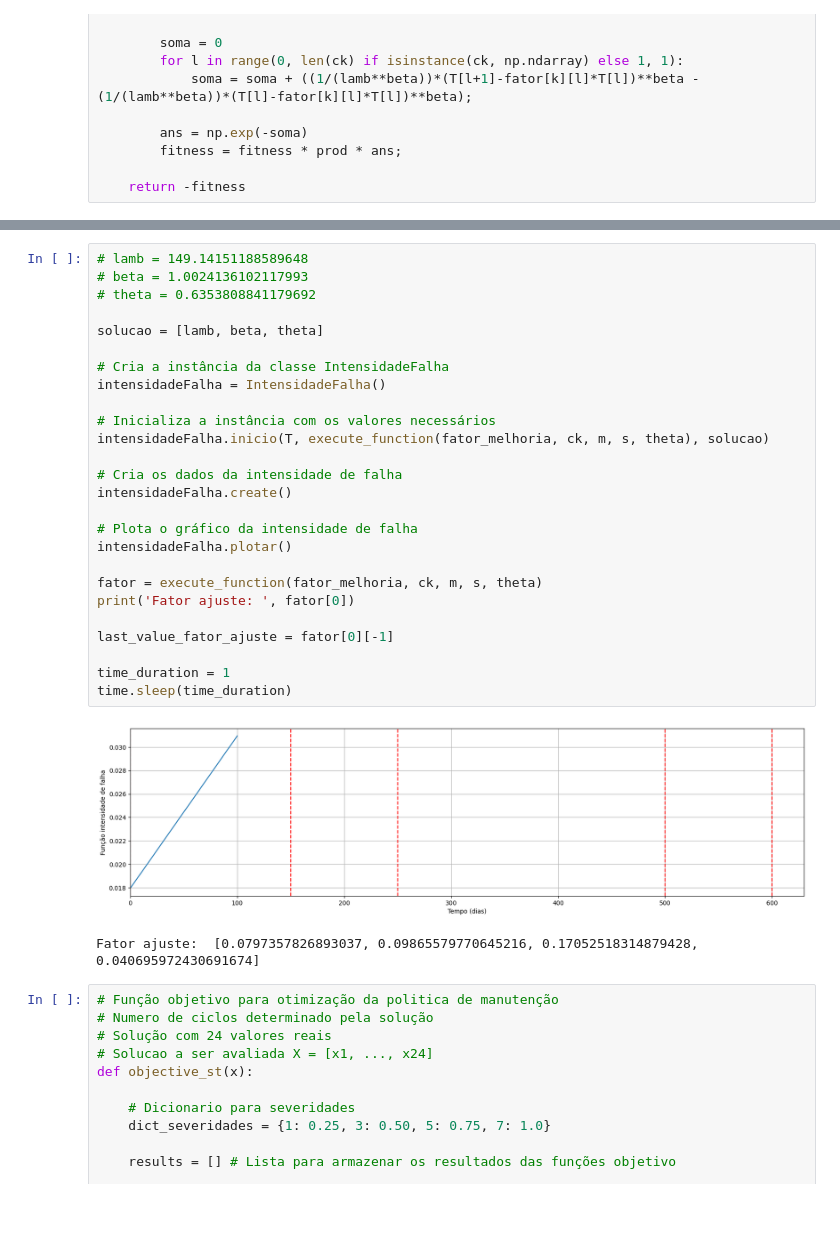
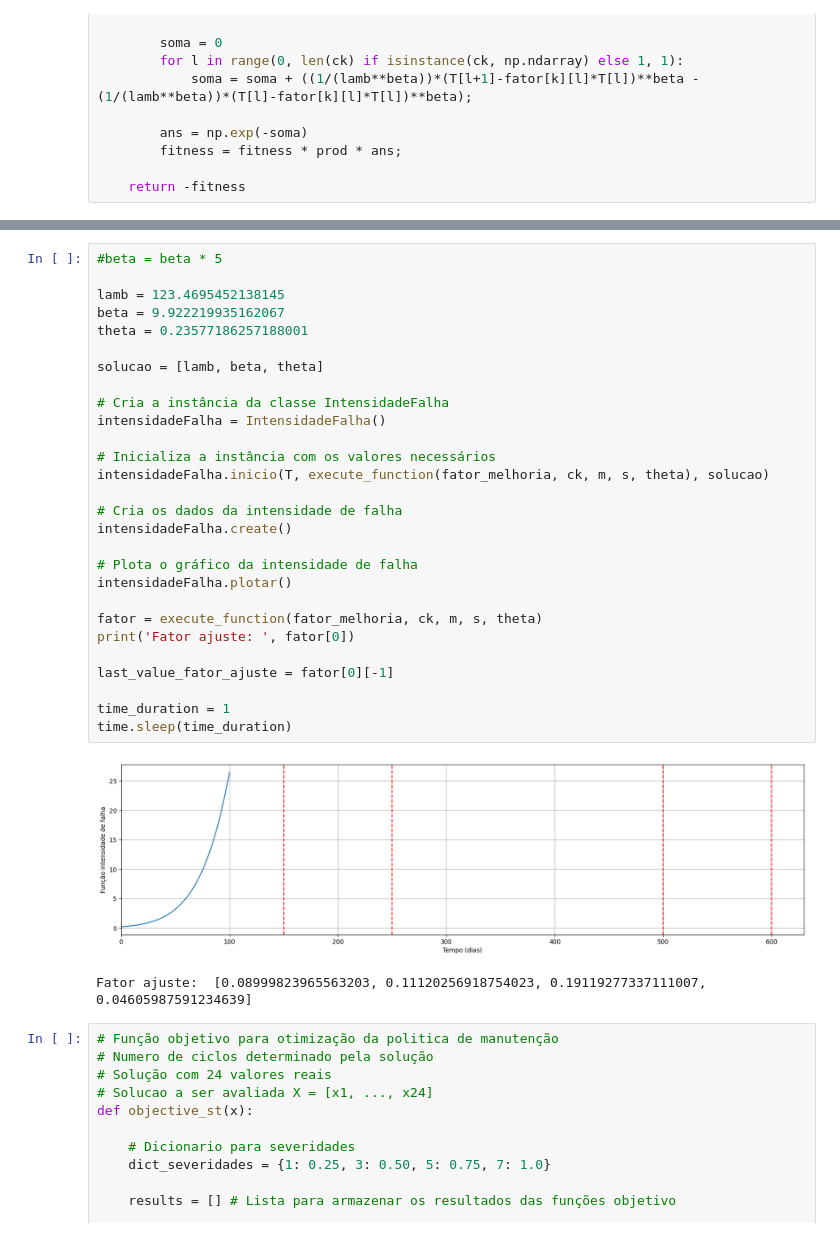
Before and after one commit to uervitonsantos/Otimizacao-Politicaca-Manutencao-Preventiva-Imperfeita, a Jupyter notebook: Algoritmo_PSO_para_otimização_de_custo_de_manutenção_preventiva_v12.ipynb, the cells around one changed output, grey strips where cells are left out. Cells and saved outputs as stored; diff of their text form; blank space fills up the shorter version.

```diff
--- a/Algoritmo_PSO_para_otimização_de_custo_de_manutenção_preventiva_v12.ipynb
+++ b/Algoritmo_PSO_para_otimização_de_custo_de_manutenção_preventiva_v12.ipynb
@@ -314,32 +314,34 @@ Tempo de Convergência para a primeira etapa: 0.02027726173400879 segundos
 # %%
-# lamb = 149.14151188589648
-# beta = 1.0024136102117993
-# theta = 0.6353808841179692
+#beta = beta * 5
+
+lamb = 123.4695452138145
+beta = 9.922219935162067
+theta = 0.23577186257188001
 
 solucao = [lamb, beta, theta]
 
 # Cria a instância da classe IntensidadeFalha
 intensidadeFalha = IntensidadeFalha()
 
 # Inicializa a instância com os valores necessários
 intensidadeFalha.inicio(T, execute_function(fator_melhoria, ck, m, s, theta), solucao)
 
 # Cria os dados da intensidade de falha
 intensidadeFalha.create()
 
 # Plota o gráfico da intensidade de falha
 intensidadeFalha.plotar()
 
 fator = execute_function(fator_melhoria, ck, m, s, theta)
 print('Fator ajuste: ', fator[0])
 
 last_value_fator_ajuste = fator[0][-1]
 
 time_duration = 1
 time.sleep(time_duration)
 # %% [output]
-[figure, old version]
+[figure, new version]
-Fator ajuste:  [0.0797357826893037, 0.09865579770645216, 0.17052518314879428, 0.040695972430691674]
+Fator ajuste:  [0.08999823965563203, 0.11120256918754023, 0.19119277337111007, 0.04605987591234639]
 # %%
 # Função objetivo para otimização da politica de manutenção
 # Numero de ciclos determinado pela solução
```
Also changed, not shown: parts of 17 cells of this notebook.
